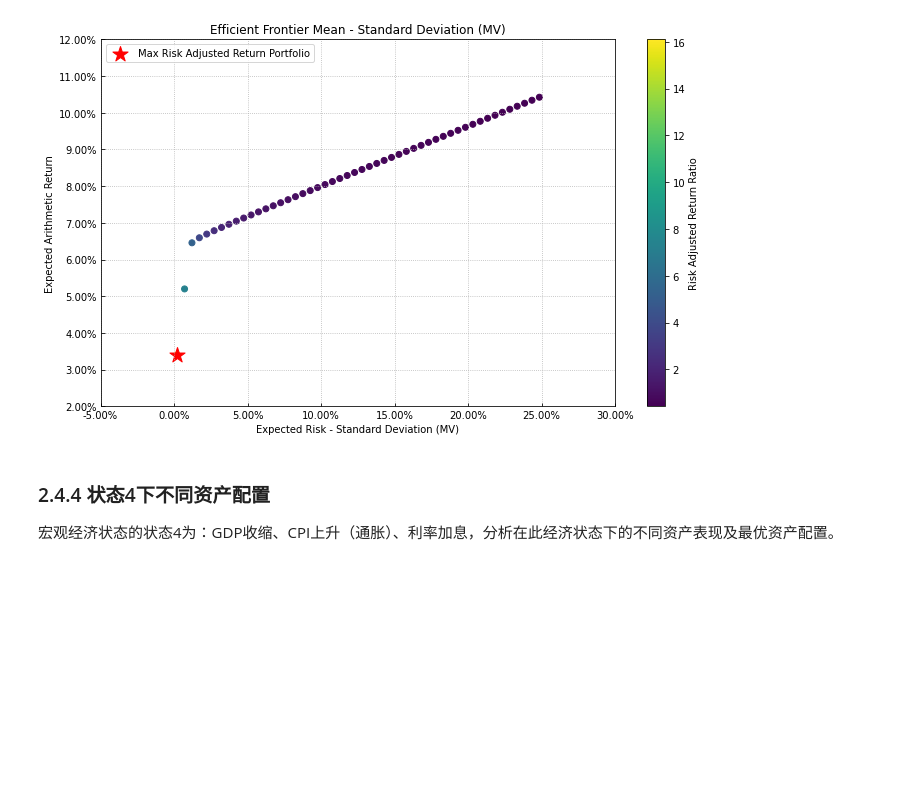
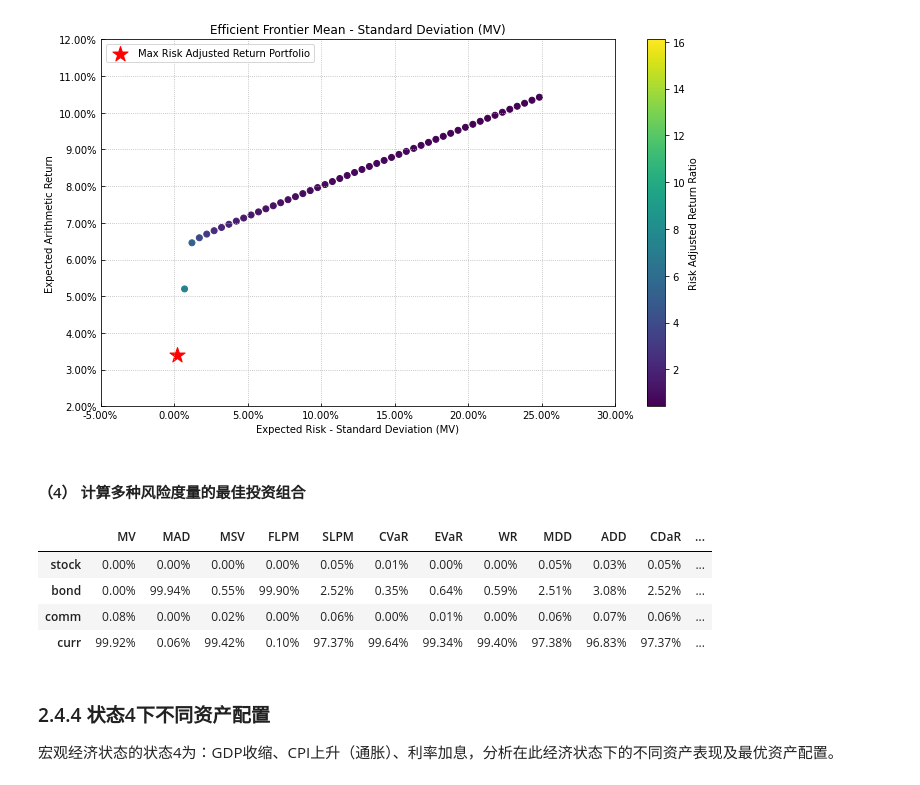
Before and after one commit to ibestrace/folio, a Jupyter notebook: Macro_Strategy_TAA.ipynb, the cells around one changed output. Cells and saved outputs as stored; diff of their text form; code cells hidden in the pictures; blank space fills up the shorter version.

```diff
--- a/Macro_Strategy_TAA.ipynb
+++ b/Macro_Strategy_TAA.ipynb
@@ -930,6 +967,43 @@ ax = rp.plot_frontier(w_frontier=frontier, mu=mu, cov=cov, returns=returns, rm=r
                       marker='*', s=16, c='r', height=6, width=10, ax=None)
 # %% [output]
 [figure]
+# %% [markdown]
+#### （4） 计算多种风险度量的最佳投资组合
+# %%
+'''
+**Risk Measures available**:
+'MV': Standard Deviation.标准差
+'MAD': Mean Absolute Deviation.平均绝对偏差
+'MSV': Semi Standard Deviation.半标准差
+'FLPM': First Lower Partial Moment (Omega Ratio).第一下偏矩（欧米茄比率）
+'SLPM': Second Lower Partial Moment (Sortino Ratio).第二下偏矩（Sortino 比）
+'CVaR': Conditional Value at Risk.有条件的风险价值
+'EVaR': Entropic Value at Risk.熵值风险
+'WR': Worst Realization (Minimax) 最差实现（Minimax）
+'MDD': Maximum Drawdown of uncompounded cumulative returns (Calmar Ratio).未复利累积回报的最大回撤（卡尔马比率）
+'ADD': Average Drawdown of uncompounded cumulative returns.未复利累计回报的平均回撤
+'CDaR': Conditional Drawdown at Risk of uncompounded cumulative returns.存在未复利累积回报风险的有条件回撤
+'EDaR': Entropic Drawdown at Risk of uncompounded cumulative returns.面临未复利累积回报风险的熵回撤
+'UCI': Ulcer Index of uncompounded cumulative returns.未复利累积收益溃疡指数
+'''
+rms = ['MV', 'MAD', 'MSV', 'FLPM', 'SLPM', 'CVaR',
+       'EVaR', 'WR', 'MDD', 'ADD', 'CDaR', 'UCI', 'EDaR']
+
+w_s = pd.DataFrame([])
+
+for i in rms:
+    w = port.optimization(model=model, rm=i, obj=obj, rf=rf, l=l, hist=hist)
+    w_s = pd.concat([w_s, w], axis=1)
+
+w_s.columns = rms
+# %%
+w_s.style.format("{:.2%}").background_gradient(cmap='YlGn')
+# %% [output]
+|  | MV | MAD | MSV | FLPM | SLPM | CVaR | EVaR | WR | MDD | ADD | CDaR | ... |
+| stock | 0.00% | 0.00% | 0.00% | 0.00% | 0.05% | 0.01% | 0.00% | 0.00% | 0.05% | 0.03% | 0.05% | ... |
+| bond | 0.00% | 99.94% | 0.55% | 99.90% | 2.52% | 0.35% | 0.64% | 0.59% | 2.51% | 3.08% | 2.52% | ... |
+| comm | 0.08% | 0.00% | 0.02% | 0.00% | 0.06% | 0.00% | 0.01% | 0.00% | 0.06% | 0.07% | 0.06% | ... |
+| curr | 99.92% | 0.06% | 99.42% | 0.10% | 97.37% | 99.64% | 99.34% | 99.40% | 97.38% | 96.83% | 97.37% | ... |
 # %% [markdown]
 ### 2.4.4 状态4下不同资产配置
 宏观经济状态的状态4为：GDP收缩、CPI上升（通胀）、利率加息，分析在此经济状态下的不同资产表现及最优资产配置。
```
Also changed, not shown: parts of 15 cells of this notebook.
